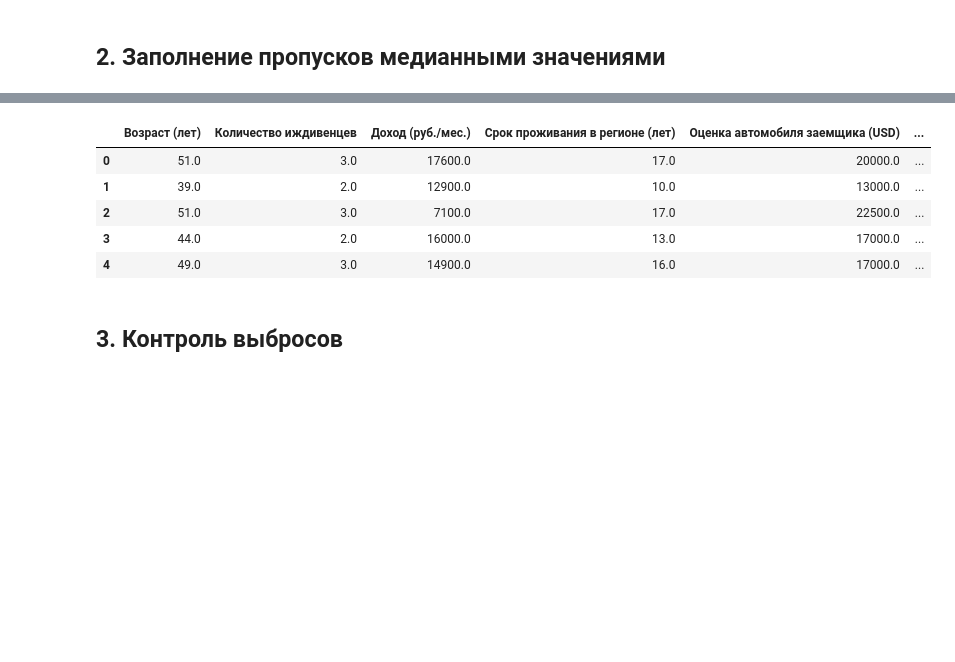
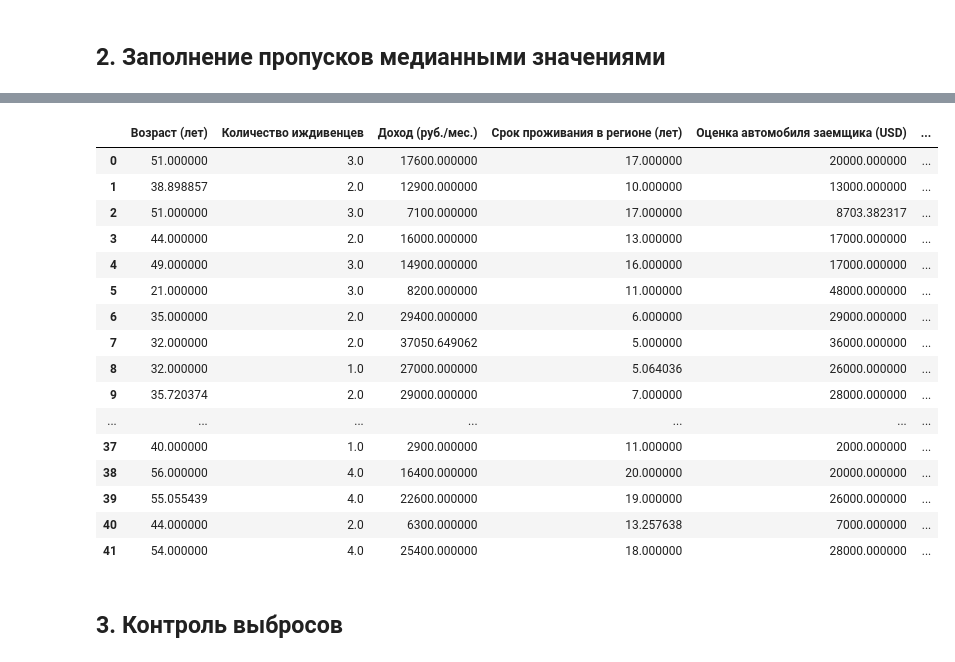
Before and after one commit to Vladislav-Kanev/data_preprocessing_PCA_MDA, a Jupyter notebook: report.ipynb, the cells around one changed output, grey strips where cells are left out. Drawn from its saved outputs; the diff is of its cells as text; code cells hidden in the pictures; blank space fills up the shorter version.

```diff
--- a/report.ipynb
+++ b/report.ipynb
@@ -135,6 +135,7 @@ plt.show(axes.any())
  Также обратим внимание, что медиана для многих параметров отличается от среднего
 # %% [markdown]
 ## 2. Заполнение пропусков медианными значениями
-# %%
-data_copy = data.copy()
-data.fillna(data.median(), inplace=True)
+# %%
+linear_regression_columns = ['Возраст (лет)', 'Доход (руб./мес.)',
+       'Срок проживания в регионе (лет)', 'Оценка автомобиля заемщика (USD)',
+       'Размер кредита (тыс. руб.)']
@@ -140,0 +152,32 @@ data.fillna(data.median(), inplace=True)
+# %%
+from sklearn.metrics import mean_absolute_error
+from sklearn.linear_model import LinearRegression, LogisticRegression
+from sklearn.model_selection import train_test_split
+
+cleared_data = data.dropna(axis=0)
+
+print("Mean absolute error:")
+for i in data.columns:
+    missing = data.loc[np.isnan(data[i])]
+    not_missing = cleared_data.loc[~np.isnan(data[i])]
+
+    X_train, X_test, y_train, y_test = train_test_split(not_missing.drop(i, axis=1), not_missing[i], test_size=0.25)
+
+    if i in linear_regression_columns:
+        model = LinearRegression()
+    else:
+        model = LogisticRegression(penalty='l2', max_iter=5000)
+
+    model.fit(X_train, y_train)
+
+    y_pred = model.predict(X_test)
+
+    print(f'{i}: {mean_absolute_error(y_test, y_pred)}')
+
+    if len(missing) == 0:
+        print("no missing values")
+        continue
+
+    predicted_values = model.predict(missing.drop(i, axis=1)).flatten()
+
+    data.loc[missing.index, i] = predicted_values
@@ -141,12 +192,23 @@ data.fillna(data.median(), inplace=True)
 # %%
-data.head()
+data
 # %% [output]
 |  | Возраст (лет) | Количество иждивенцев | Доход (руб./мес.) | Срок проживания в регионе (лет) | Оценка автомобиля заемщика (USD) | ... |
-| 0 | 51.0 | 3.0 | 17600.0 | 17.0 | 20000.0 | ... |
-| 1 | 39.0 | 2.0 | 12900.0 | 10.0 | 13000.0 | ... |
-| 2 | 51.0 | 3.0 | 7100.0 | 17.0 | 22500.0 | ... |
-| 3 | 44.0 | 2.0 | 16000.0 | 13.0 | 17000.0 | ... |
-| 4 | 49.0 | 3.0 | 14900.0 | 16.0 | 17000.0 | ... |
+| 0 | 51.000000 | 3.0 | 17600.000000 | 17.000000 | 20000.000000 | ... |
+| 1 | 38.898857 | 2.0 | 12900.000000 | 10.000000 | 13000.000000 | ... |
+| 2 | 51.000000 | 3.0 | 7100.000000 | 17.000000 | 8703.382317 | ... |
+| 3 | 44.000000 | 2.0 | 16000.000000 | 13.000000 | 17000.000000 | ... |
+| 4 | 49.000000 | 3.0 | 14900.000000 | 16.000000 | 17000.000000 | ... |
+| 5 | 21.000000 | 3.0 | 8200.000000 | 11.000000 | 48000.000000 | ... |
+| 6 | 35.000000 | 2.0 | 29400.000000 | 6.000000 | 29000.000000 | ... |
+| 7 | 32.000000 | 2.0 | 37050.649062 | 5.000000 | 36000.000000 | ... |
+| 8 | 32.000000 | 1.0 | 27000.000000 | 5.064036 | 26000.000000 | ... |
+| 9 | 35.720374 | 2.0 | 29000.000000 | 7.000000 | 28000.000000 | ... |
+| ... | ... | ... | ... | ... | ... | ... |
+| 37 | 40.000000 | 1.0 | 2900.000000 | 11.000000 | 2000.000000 | ... |
+| 38 | 56.000000 | 4.0 | 16400.000000 | 20.000000 | 20000.000000 | ... |
+| 39 | 55.055439 | 4.0 | 22600.000000 | 19.000000 | 26000.000000 | ... |
+| 40 | 44.000000 | 2.0 | 6300.000000 | 13.257638 | 7000.000000 | ... |
+| 41 | 54.000000 | 4.0 | 25400.000000 | 18.000000 | 28000.000000 | ... |
 # %% [markdown]
 ## 3. Контроль выбросов
 # %% [markdown]
```
Also changed, not shown: parts of 19 cells of this notebook.
